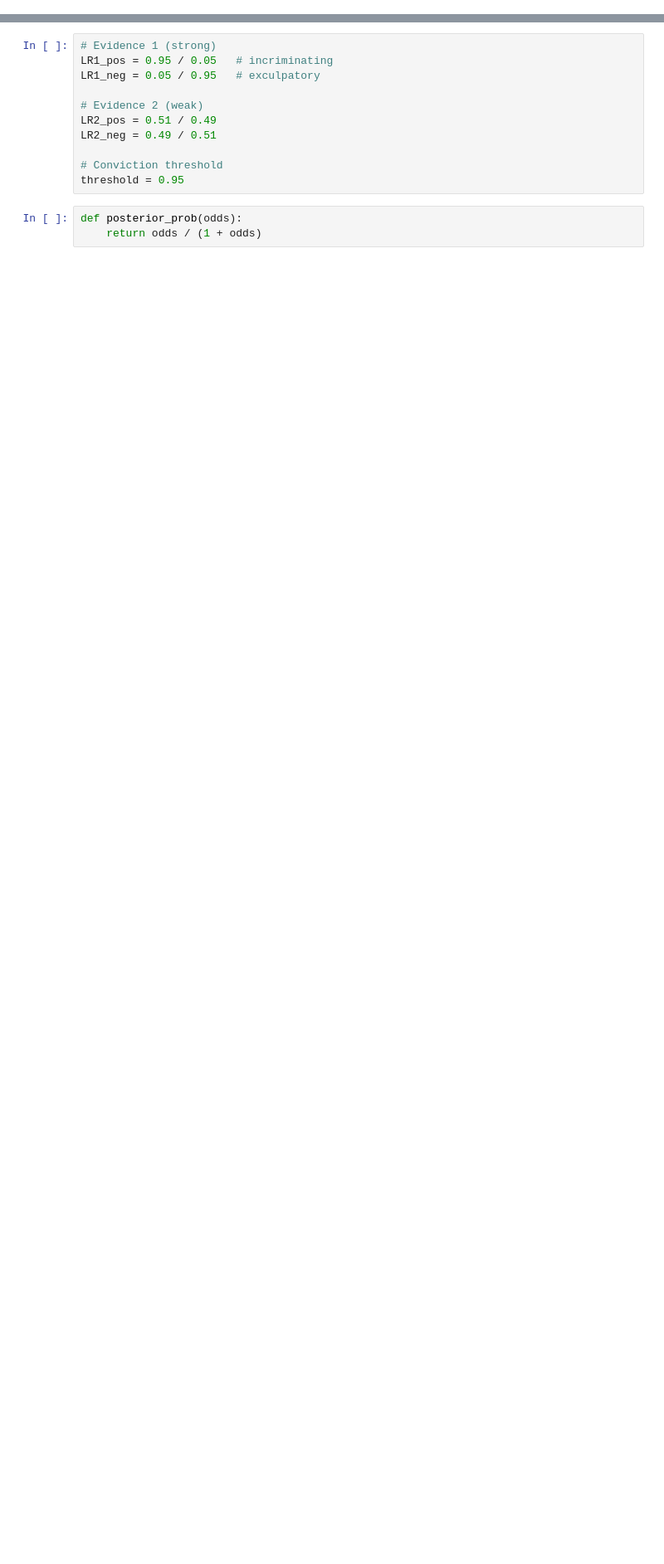
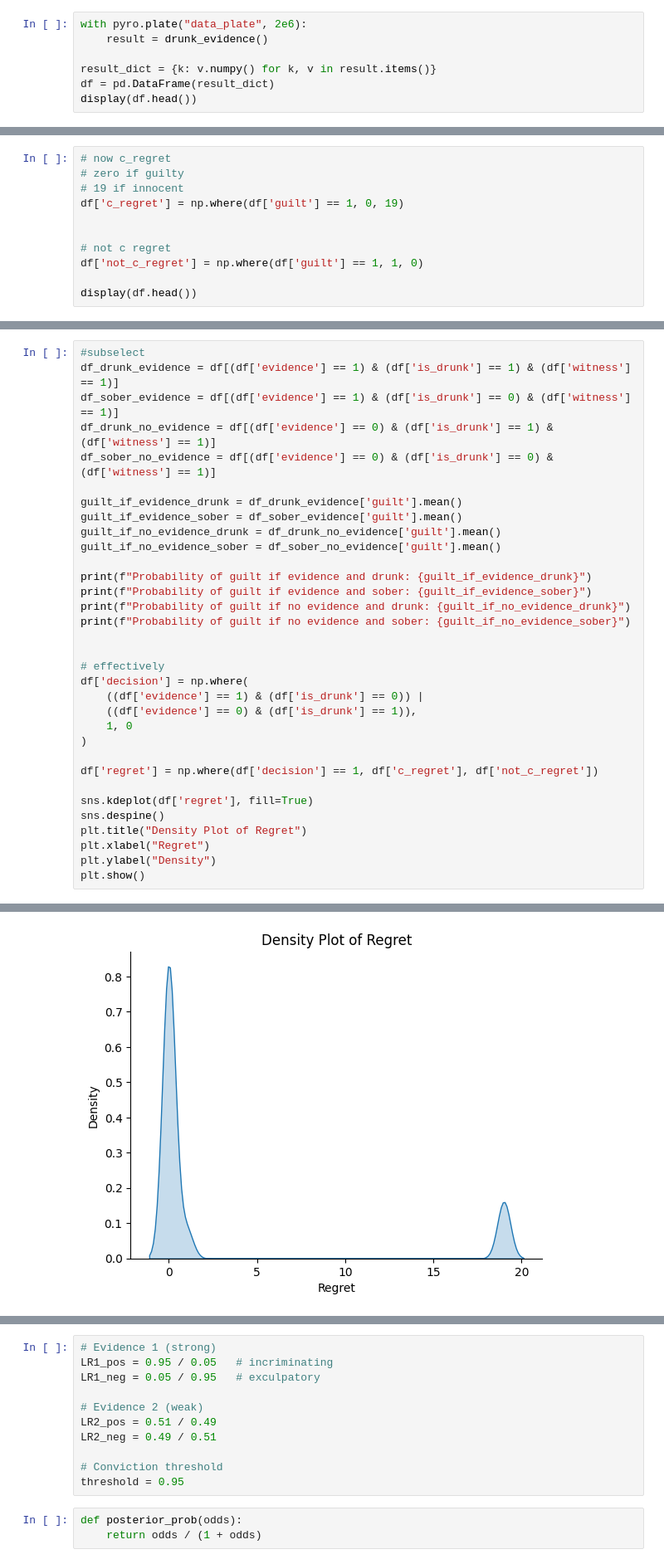
Before and after one commit to rfl-urbaniak/MRbook, a Jupyter notebook: docs/gaps/expected_value_of_information.ipynb, the cells around one changed output, grey strips where cells are left out. Shown at 83% size. Cells and saved outputs as stored; diff of their text form; blank space fills up the shorter version.

Commit message:
worked out regret

```diff
--- a/docs/gaps/expected_value_of_information.ipynb
+++ b/docs/gaps/expected_value_of_information.ipynb
@@ -3,0 +41,7 @@ import itertools
+# %%
+with pyro.plate("data_plate", 2e6):
+    result = drunk_evidence()
+
+result_dict = {k: v.numpy() for k, v in result.items()}
+df = pd.DataFrame(result_dict)
+display(df.head())
@@ -3,0 +55,11 @@ import itertools
+# %%
+# now c_regret
+# zero if guilty
+# 19 if innocent
+df['c_regret'] = np.where(df['guilt'] == 1, 0, 19)
+
+
+# not c regret
+df['not_c_regret'] = np.where(df['guilt'] == 1, 1, 0)
+
+display(df.head())
@@ -3,0 +73,34 @@ import itertools
+# %%
+#subselect
+df_drunk_evidence = df[(df['evidence'] == 1) & (df['is_drunk'] == 1) & (df['witness'] == 1)]
+df_sober_evidence = df[(df['evidence'] == 1) & (df['is_drunk'] == 0) & (df['witness'] == 1)]
+df_drunk_no_evidence = df[(df['evidence'] == 0) & (df['is_drunk'] == 1) & (df['witness'] == 1)]
+df_sober_no_evidence = df[(df['evidence'] == 0) & (df['is_drunk'] == 0) & (df['witness'] == 1)]
+
+guilt_if_evidence_drunk = df_drunk_evidence['guilt'].mean()
+guilt_if_evidence_sober = df_sober_evidence['guilt'].mean()
+guilt_if_no_evidence_drunk = df_drunk_no_evidence['guilt'].mean()
+guilt_if_no_evidence_sober = df_sober_no_evidence['guilt'].mean()
+
+print(f"Probability of guilt if evidence and drunk: {guilt_if_evidence_drunk}")
+print(f"Probability of guilt if evidence and sober: {guilt_if_evidence_sober}")
+print(f"Probability of guilt if no evidence and drunk: {guilt_if_no_evidence_drunk}")
+print(f"Probability of guilt if no evidence and sober: {guilt_if_no_evidence_sober}")
+
+
+# effectively
+df['decision'] = np.where(
+    ((df['evidence'] == 1) & (df['is_drunk'] == 0)) |
+    ((df['evidence'] == 0) & (df['is_drunk'] == 1)),
+    1, 0
+)
+
+df['regret'] = np.where(df['decision'] == 1, df['c_regret'], df['not_c_regret'])
+
+sns.kdeplot(df['regret'], fill=True)
+sns.despine()
+plt.title("Density Plot of Regret")
+plt.xlabel("Regret")
+plt.ylabel("Density")
+plt.show()
+# %% [output]
@@ -3,0 +111 @@ import itertools
+[figure, added]
```
Also changed, not shown: parts of 9 cells of this notebook.
